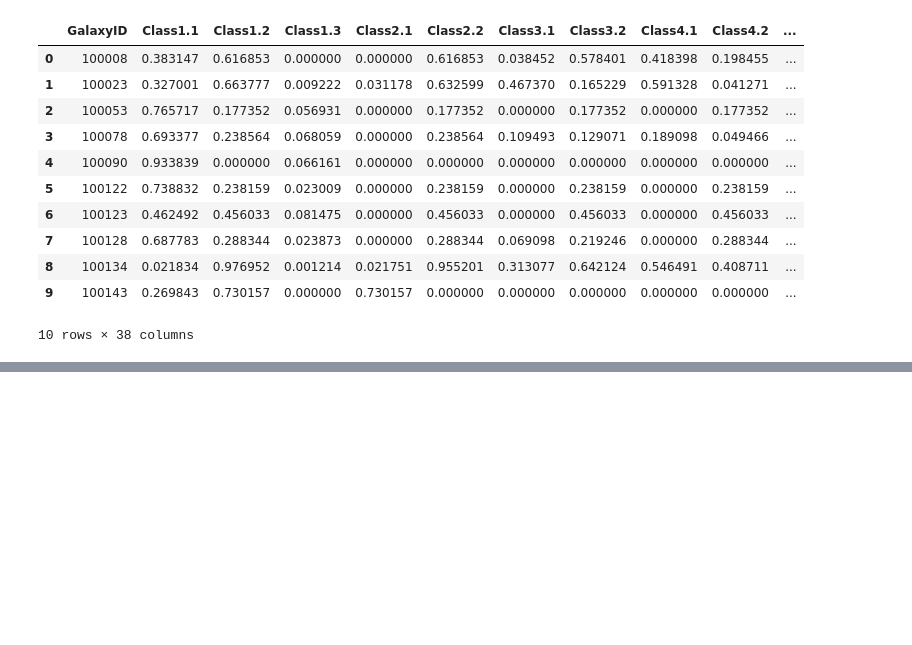
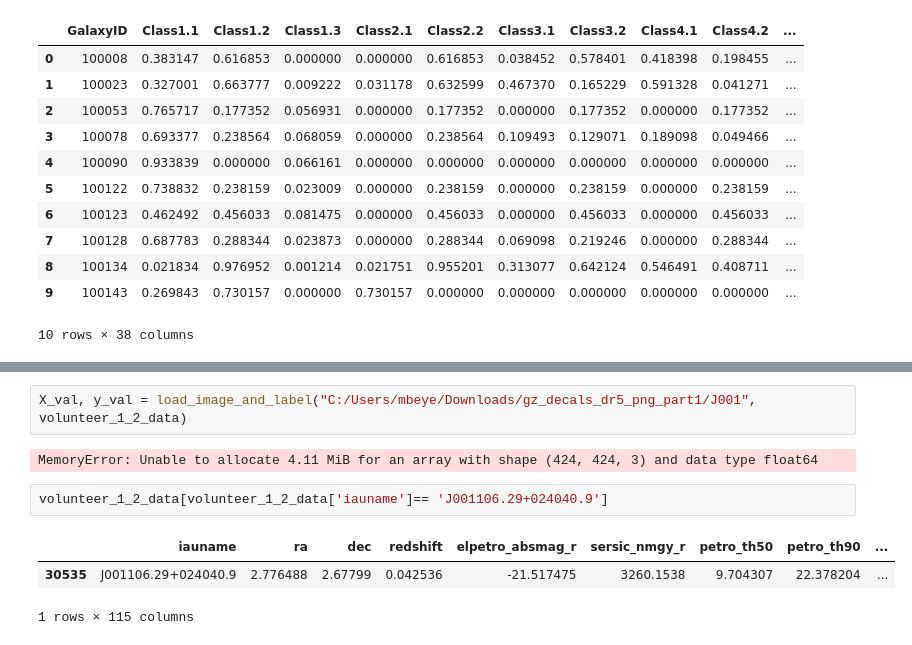
Before and after one commit to ChamillaTerp/AML2025_FinalProject, a Jupyter notebook: Mark/Mark.ipynb, the cells around one changed output, grey strips where cells are left out. Saved outputs shown, nothing was run; the diff lists cells and outputs as text; blank space fills up the shorter version.

```diff
--- a/Mark/Mark.ipynb
+++ b/Mark/Mark.ipynb
@@ -126,0 +500,10 @@ training_solutions.head(10)
+# %%
+X_val, y_val = load_image_and_label("C:/Users/mbeye/Downloads/gz_decals_dr5_png_part1/J001", volunteer_1_2_data)
+# %% [output]
+MemoryError: Unable to allocate 4.11 MiB for an array with shape (424, 424, 3) and data type float64
+# %%
+volunteer_1_2_data[volunteer_1_2_data['iauname']== 'J001106.29+024040.9']
+# %% [output]
+|  | iauname | ra | dec | redshift | elpetro_absmag_r | sersic_nmgy_r | petro_th50 | petro_th90 | ... |
+| 30535 | J001106.29+024040.9 | 2.776488 | 2.67799 | 0.042536 | -21.517475 | 3260.1538 | 9.704307 | 22.378204 | ... |
+1 rows × 115 columns
```
Also changed, not shown: parts of 23 cells of this notebook.
